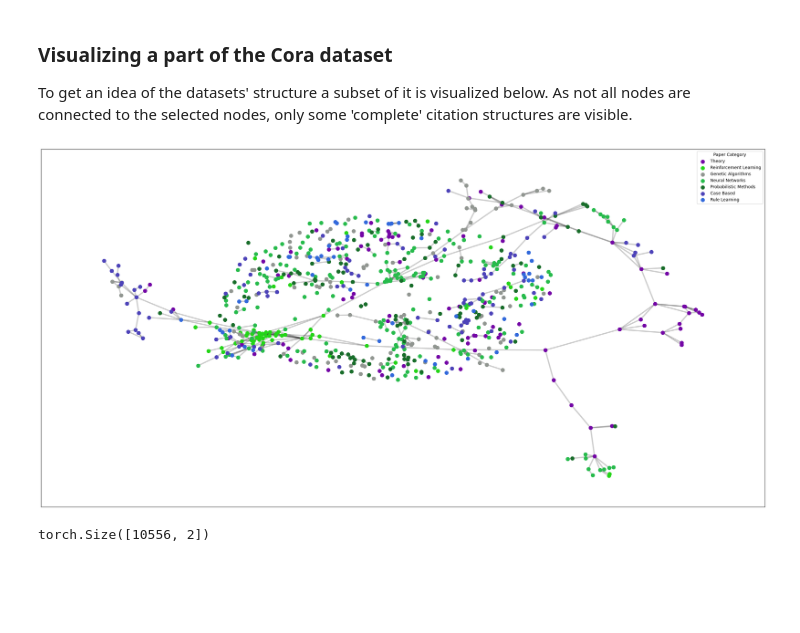
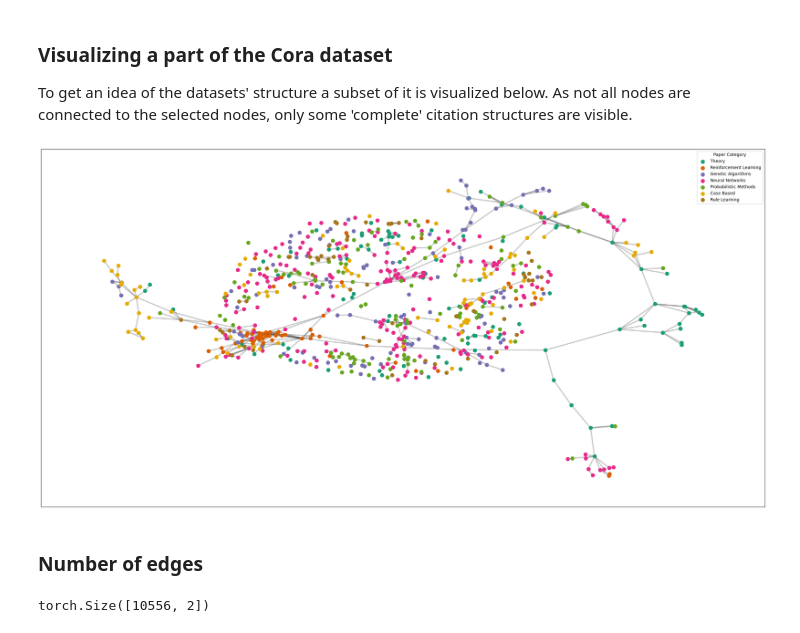
Before and after one commit to wilfred11/gnn-first-steps, a Jupyter notebook: gnns-initial-steps.ipynb, the cells around one changed output. Drawn from its saved outputs; the diff is of its cells as text; code cells hidden in the pictures; blank space fills up the shorter version.

```diff
--- a/gnns-initial-steps.ipynb
+++ b/gnns-initial-steps.ipynb
@@ -397,0 +550,8 @@ number of random walks 54
+# %%
+from torch import tensor
+edge_index= tensor([[0, 0, 1, 2, 1, 2, 3, 3], [1, 2, 0, 0, 3, 3, 1, 2]])
+ei=edge_index.T.numpy()
+
+G = nx.from_edgelist(ei)
+nx.draw(G, with_labels=True)
+edge_index=edge_index.type(torch.LongTensor)
@@ -773,14 +1056,21 @@ Number of validation nodes: 500
 Training node label rate: 0.05
 Number of classes (subjects): 7
 # %%
+import matplotlib
 class_counts = torch.bincount(data.y)
 class_names = ['Theory', 'Reinforcement Learning', 'Genetic Algorithms',
                'Neural Networks', 'Probabilistic Methods', 'Case Based', 'Rule Learning']
 class_colors = []
-r = random.random
+
+"""r = random.random
 for i in range(0,len(class_names)):
     rgb =  (r(),r(),r())
-    class_colors.append(rgb)
+    class_colors.append(rgb)"""
+
+
+colors = matplotlib.colormaps['Dark2'].colors
+for i in range(0,len(class_names)):
+     class_colors.append(colors[i])
 
 
 
@@ -800,31 +1090,33 @@ To get an idea of the datasets' structure a subset of it is visualized below. As
 # %%
 def visualize_graph():
     # Convert to networkx graph
     G = to_networkx(data, to_undirected=True)
     plt.figure(figsize=(24, 12))
 
     nodes_subset = list(range(750))
     node_labels_subset = data.y[nodes_subset].numpy()
     G_sub = G.subgraph(nodes_subset)
     pos = nx.spring_layout(G_sub, seed=42)
 
-    nx.draw_networkx_edges(G_sub, pos, alpha=0.2, edge_color="#000000", width=3)
+    nx.draw_networkx_edges(G_sub, pos, alpha=0.2, edge_color="black", width=3)
     for i in range(dataset.num_classes):
         nx.draw_networkx_nodes(
             G_sub, pos,
             nodelist=[n for n, label in enumerate(node_labels_subset) if label == i],
             node_color=class_colors[i],
             node_size=50,
             linewidths=2.5,
             label=class_names[i]
         )
 
     legend = plt.legend(title='Paper Category', loc='upper right')
     plt.tight_layout()
 
 visualize_graph()
 # %% [output]
-[figure, old version]
+[figure, new version]
+# %% [markdown]
+### Number of edges
 # %%
 edge_index = data.edge_index
 print(edge_index.t().shape)
```
Also changed, not shown: parts of 45 cells of this notebook, 2 other files.
